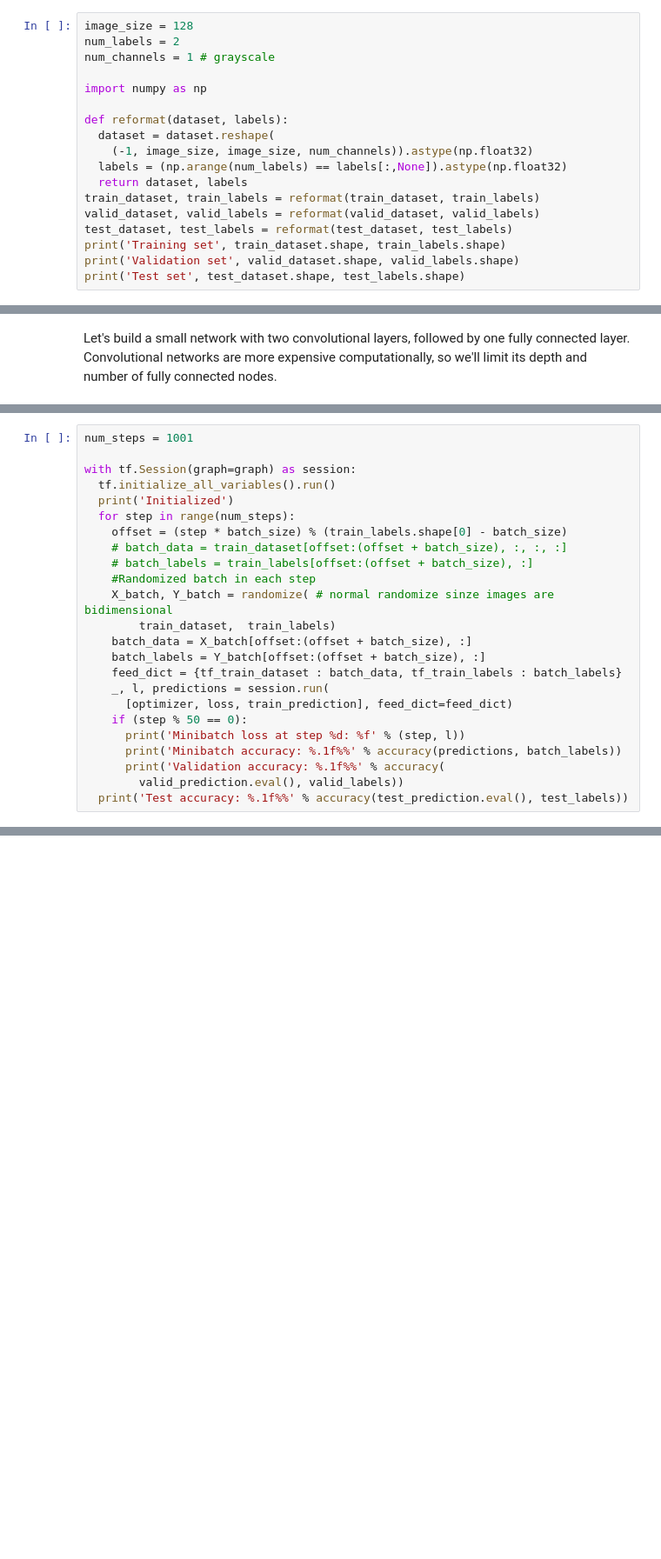
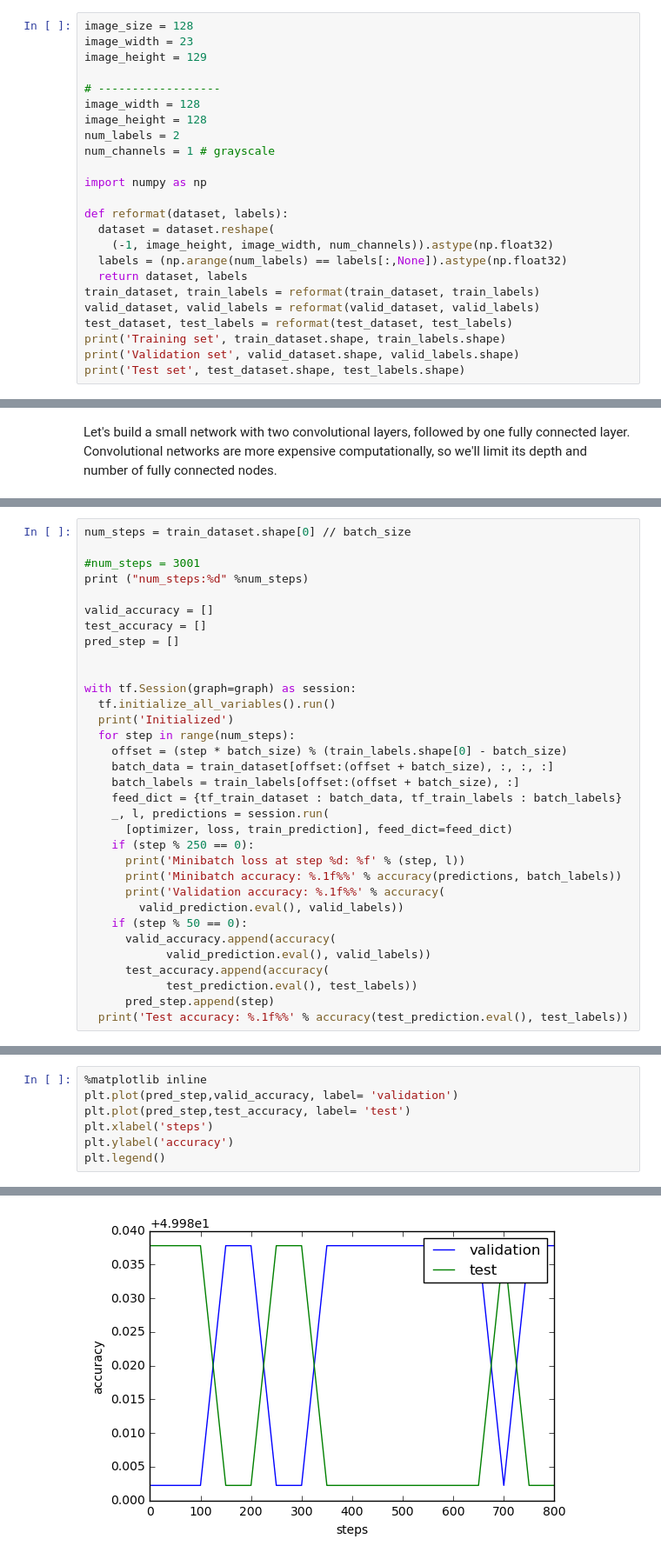
Before and after one commit to mabelvj/the-marinexplore-and-cornell-university-whale-detection-challenge, a Jupyter notebook: main_conv_step3.ipynb, the cells around one changed output, grey strips where cells are left out. Shown at 87% size. Cells and saved outputs as stored; diff of their text form; blank space fills up the shorter version.

```diff
--- a/main_conv_step3.ipynb
+++ b/main_conv_step3.ipynb
@@ -42,6 +42,12 @@ Reformat into a TensorFlow-friendly shape:
 - labels as float 1-hot encodings.
 # %%
 image_size = 128
+image_width = 23
+image_height = 129
+
+# ------------------
+image_width = 128
+image_height = 128
 num_labels = 2
 num_channels = 1 # grayscale
 
@@ -49,7 +55,7 @@ import numpy as np
 
 def reformat(dataset, labels):
   dataset = dataset.reshape(
-    (-1, image_size, image_size, num_channels)).astype(np.float32)
+    (-1, image_height, image_width, num_channels)).astype(np.float32)
   labels = (np.arange(num_labels) == labels[:,None]).astype(np.float32)
   return dataset, labels
 train_dataset, train_labels = reformat(train_dataset, train_labels)
@@ -123,27 +138,36 @@ with graph.as_default():
   valid_prediction = tf.nn.softmax(model(tf_valid_dataset))
   test_prediction = tf.nn.softmax(model(tf_test_dataset))
 # %%
-num_steps = 1001
+num_steps = train_dataset.shape[0] // batch_size
+
+#num_steps = 3001
+print ("num_steps:%d" %num_steps)
+
+valid_accuracy = []
+test_accuracy = []
+pred_step = []
+
 
 with tf.Session(graph=graph) as session:
   tf.initialize_all_variables().run()
   print('Initialized')
   for step in range(num_steps):
     offset = (step * batch_size) % (train_labels.shape[0] - batch_size)
-    # batch_data = train_dataset[offset:(offset + batch_size), :, :, :]
-    # batch_labels = train_labels[offset:(offset + batch_size), :]
-    #Randomized batch in each step
-    X_batch, Y_batch = randomize( # normal randomize sinze images are bidimensional
-        train_dataset,  train_labels)
-    batch_data = X_batch[offset:(offset + batch_size), :]
-    batch_labels = Y_batch[offset:(offset + batch_size), :]
+    batch_data = train_dataset[offset:(offset + batch_size), :, :, :]
+    batch_labels = train_labels[offset:(offset + batch_size), :]
     feed_dict = {tf_train_dataset : batch_data, tf_train_labels : batch_labels}
     _, l, predictions = session.run(
       [optimizer, loss, train_prediction], feed_dict=feed_dict)
-    if (step % 50 == 0):
+    if (step % 250 == 0):
       print('Minibatch loss at step %d: %f' % (step, l))
       print('Minibatch accuracy: %.1f%%' % accuracy(predictions, batch_labels))
       print('Validation accuracy: %.1f%%' % accuracy(
         valid_prediction.eval(), valid_labels))
+    if (step % 50 == 0):
+      valid_accuracy.append(accuracy(
+            valid_prediction.eval(), valid_labels))
+      test_accuracy.append(accuracy(
+            test_prediction.eval(), test_labels))
+      pred_step.append(step)
   print('Test accuracy: %.1f%%' % accuracy(test_prediction.eval(), test_labels))
 # %% [output]
@@ -158,0 +189,8 @@ Minibatch accuracy: 56.2%
+# %%
+%matplotlib inline
+plt.plot(pred_step,valid_accuracy, label= 'validation')
+plt.plot(pred_step,test_accuracy, label= 'test')
+plt.xlabel('steps')
+plt.ylabel('accuracy')
+plt.legend()
+# %% [output]
@@ -159,3 +198,4 @@ Minibatch accuracy: 56.2%
+[figure, added]
 # %% [markdown]
 ---
 Problem 1
```
Also changed, not shown: parts of 9 cells of this notebook, 4 other files.
